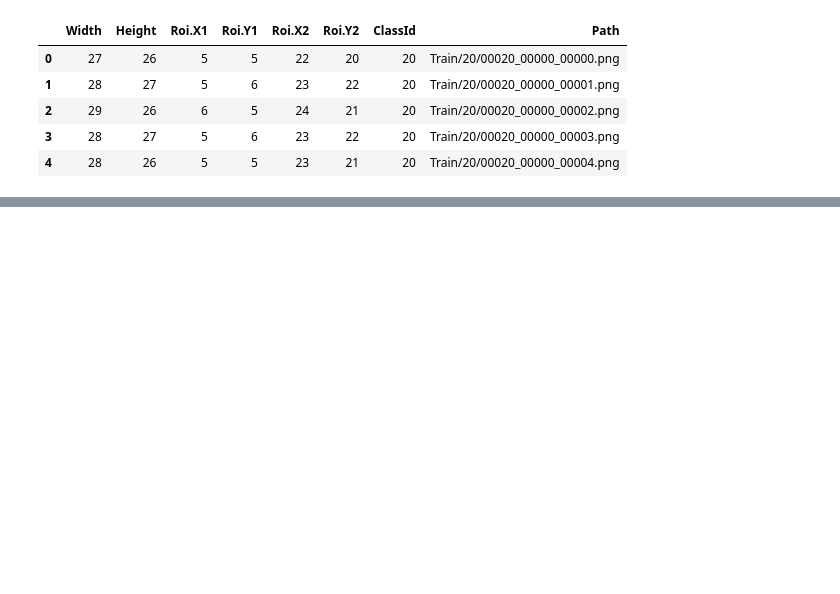
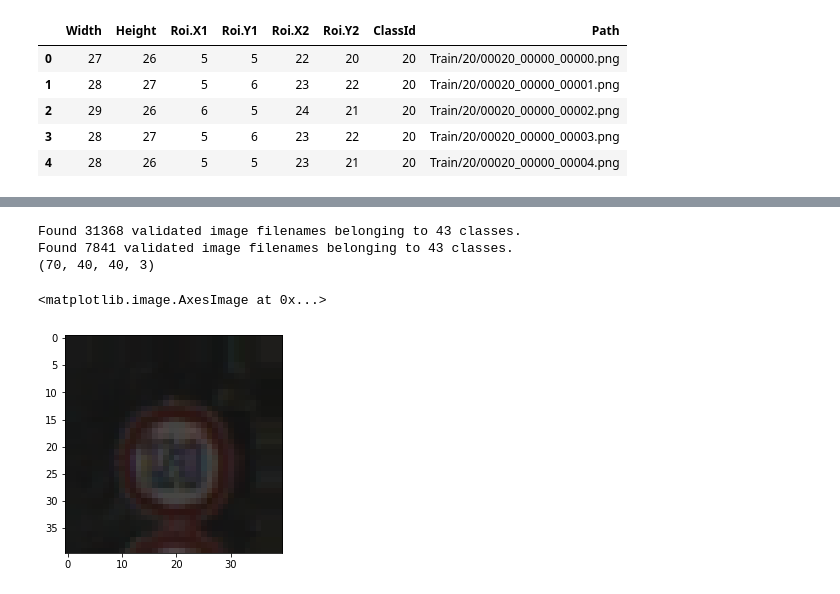
Before and after one commit to nsakib0011/ML-Projects, a Jupyter notebook: Traffic Sign Classify Using CNN.ipynb, the cells around one changed output, grey strips where cells are left out. Cells and saved outputs as stored; diff of their text form; code cells hidden in the pictures; blank space fills up the shorter version.

```diff
--- a/Traffic Sign Classify Using CNN.ipynb
+++ b/Traffic Sign Classify Using CNN.ipynb
@@ -52,0 +53,48 @@ train_data.head()
+# %%
+BATCH_SIZE = 70
+IMG_SIZE = (40, 40)
+
+imageValidation_Gen =  tf.keras.preprocessing.image.ImageDataGenerator(
+    rotation_range = 0,
+    width_shift_range = 0.1,
+    height_shift_range = 0.1,
+    shear_range = 0.15,
+    zoom_range = 0.15,
+    rescale = 1/255.0,
+    horizontal_flip=False,
+    vertical_flip=False,
+    validation_split= 0.2,
+    fill_mode = 'nearest'
+)
+
+trainData_gen = imageValidation_Gen.flow_from_dataframe(
+    train_data,
+    directory="",
+    x_col='Path',
+    y_col='ClassId',
+    target_size=IMG_SIZE,
+    color_mode="rgb",
+    batch_size=BATCH_SIZE,
+    subset="training",
+)
+
+val_gen = imageValidation_Gen.flow_from_dataframe(
+    train_data,
+    directory="",
+    x_col='Path',
+    y_col='ClassId',
+    target_size=IMG_SIZE,
+    color_mode="rgb",
+    batch_size=BATCH_SIZE,
+    subset="validation",
+)
+
+gen = next(trainData_gen)
+print(gen[0].shape)
+plt.imshow(gen[0][0,:,:,:])
+# %% [output]
+Found 31368 validated image filenames belonging to 43 classes.
+Found 7841 validated image filenames belonging to 43 classes.
+(70, 40, 40, 3)
+<matplotlib.image.AxesImage at 0x...>
+[figure, added]
```
Also changed, not shown: parts of 8 cells of this notebook.
